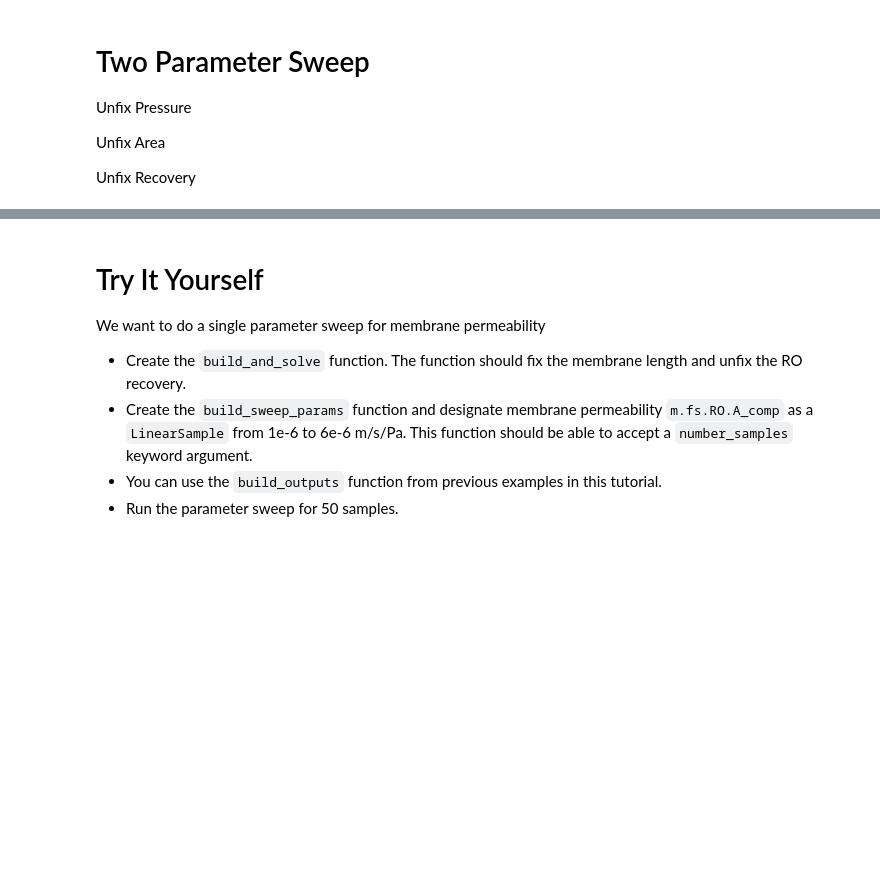
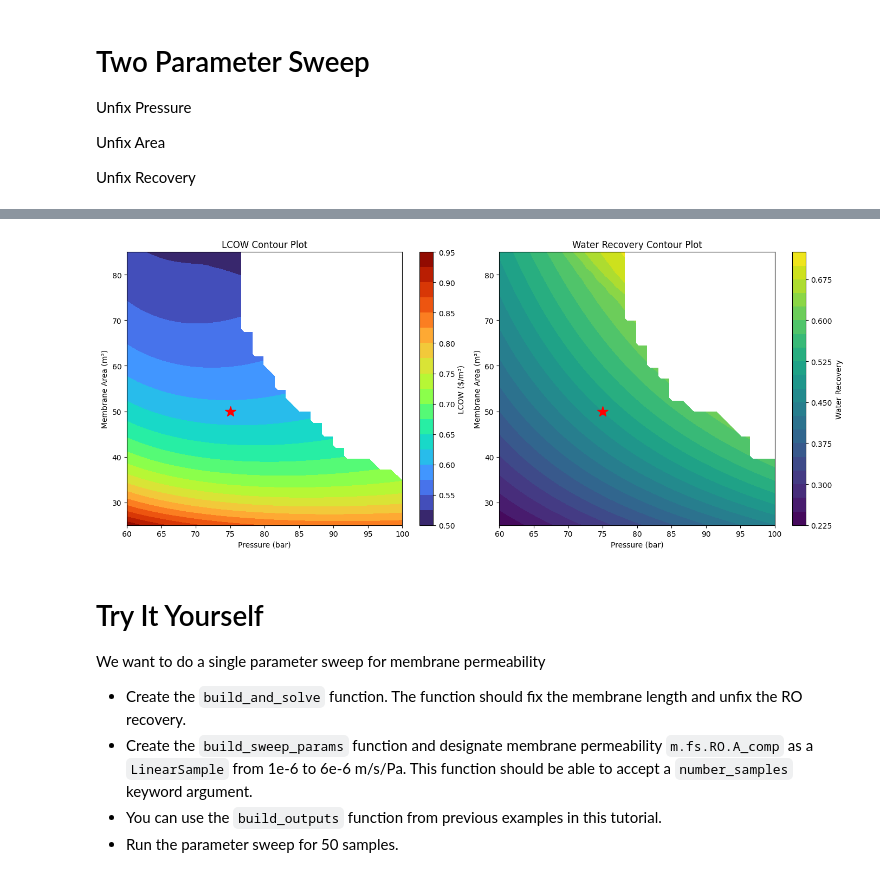
Before and after one commit to sufikaur/myfork-watertap_academy_fall_2025, a Jupyter notebook: week5/parameter_sweep_demo.ipynb, the cells around one changed output, grey strips where cells are left out. Drawn from its saved outputs; the diff is of its cells as text; code cells hidden in the pictures; blank space fills up the shorter version.

```diff
--- a/week5/parameter_sweep_demo.ipynb
+++ b/week5/parameter_sweep_demo.ipynb
@@ -631,98 +326,58 @@ ax.plot([base_pressure], [base_mem_area], marker="*", color="red", markersize=15
 # %%
-from scipy.interpolate import griddata
+from plot_functions import make_contour_plot
+import matplotlib.pyplot as plt
 
+file_save = "parameter_sweep_results.csv"
+df = pd.read_csv(file_save)
 
-def make_contour_plot(
-    df,
-    x="# Pressure",
-    y="Area",
-    z="LCOW",
-    x_adj=1,
-    y_adj=1,
-    z_adj=1,
-    cmap="turbo",
-    interp_method="cubic",
-    grid_len=100,
-    levels=20,
-    levelsf=None,
-    set_dict=dict(),
-    cb_title="LCOW ($/m³)",
-    cb_fontsize=14,
-    contour_label_fmt="  %#.2e  ",
-    add_contour_labels=False,
-    fig=None,
-    ax=None,
-    figsize=(6, 4),
-):
-    """
-    Plot contour plot from two parameter sweep.
-    """
-    fig, ax = plt.subplots(figsize=figsize)
-    fig.set_size_inches(figsize[0], figsize[1], forward=True)
+# Create side-by-side plots
+fig, axes = plt.subplots(1, 2, figsize=(14, 6))
 
-    x = df[x] * x_adj
-    y = df[y] * y_adj
-    z = df[z] * z_adj
-
-    xi = np.linspace(min(x), max(x), grid_len)
-    yi = np.linspace(min(y), max(y), grid_len)
-    xi, yi = np.meshgrid(xi, yi)
-    zi = griddata((x, y), z, (xi, yi), method=interp_method)
-
-    contourf = ax.contourf(xi, yi, zi, levels=levels, cmap=cmap)
-    _ = plt.colorbar(contourf, label=cb_title)
-
-    ax.set(**set_dict)
-
-    if add_contour_labels:
-        contour = ax.contour(
-            contourf,
-            levelsf,
-            colors="k",
-            linestyles="dashed",
-        )
-        ax.clabel(contour, colors="black", fmt=contour_label_fmt, fontsize=cb_fontsize)
-
-    fig.tight_layout()
-
-    return fig, ax
-
-
-df = pd.read_csv(file_save)
-fig, ax = make_contour_plot(
+# LCOW contour plot on left subplot
+fig, axes[0] = make_contour_plot(
     df,
     x="# Pressure",
     y="Area",
     z="LCOW",
     x_adj=1e-5,
     set_dict={
         "xlabel": "Pressure (bar)",
         "ylabel": "Membrane Area (m²)",
         "title": "LCOW Contour Plot",
     },
+    fig=fig,
+    ax=axes[0],
     # add_contour_labels=True,
     # contour_label_fmt="  %#.2f  ",
     # levels=5,
     # cb_fontsize=14,
 )
-ax.get_xlim()
-ax.plot([base_pressure], [base_mem_area], marker="*", color="red", markersize=15)
+axes[0].plot([base_pressure], [base_mem_area], marker="*", color="red", markersize=15)
 
-fig, ax = make_contour_plot(
+# Recovery contour plot on right subplot
+fig, axes[1] = make_contour_plot(
     df,
     x="# Pressure",
     y="Area",
     z="Recovery",
     x_adj=1e-5,
     cmap="viridis",
     set_dict={
         "xlabel": "Pressure (bar)",
         "ylabel": "Membrane Area (m²)",
         "title": "Water Recovery Contour Plot",
     },
+    fig=fig,
+    ax=axes[1],
+    cb_title="Water Recovery",
     # add_contour_labels=True,
 )
-ax.plot([base_pressure], [base_mem_area], marker="*", color="red", markersize=15)
+axes[1].plot([base_pressure], [base_mem_area], marker="*", color="red", markersize=15)
+
+plt.tight_layout()
+plt.show()
+# %% [output]
+[figure, added]
 # %% [markdown]
 # Try It Yourself
 We want to do a single parameter sweep for membrane permeability
```
Also changed, not shown: parts of 9 cells of this notebook, 2 other files.
